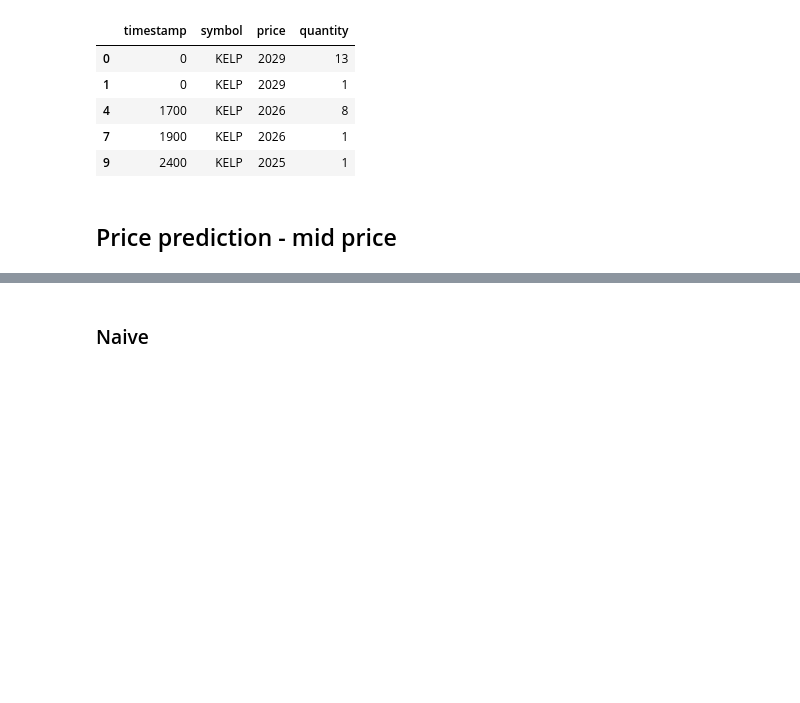
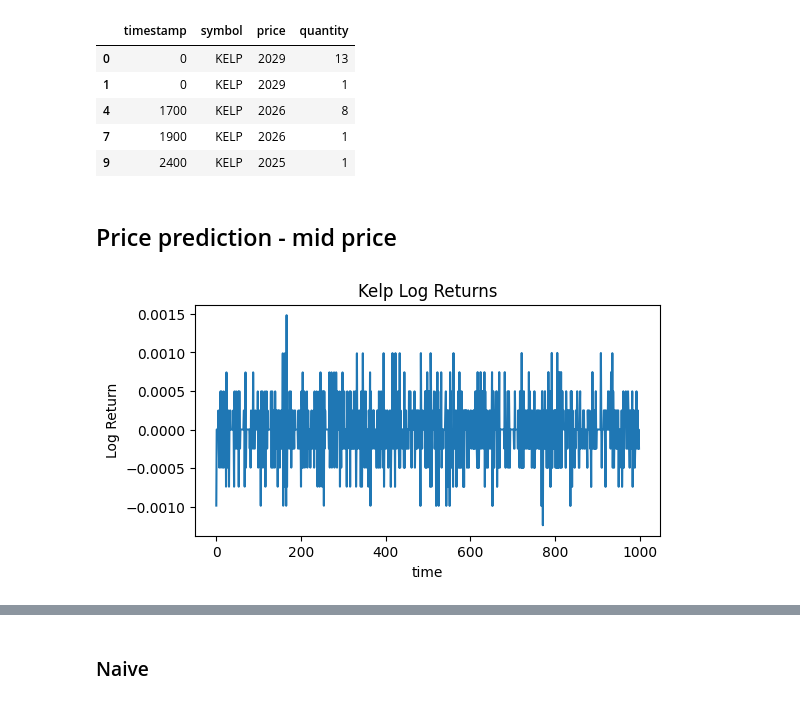
Before and after one commit to aemilani/imc-prosperity-3, a Jupyter notebook: notebooks/tutorial_round.ipynb, the cells around one changed output, grey strips where cells are left out. Saved outputs shown, nothing was run; the diff lists cells and outputs as text; code cells hidden in the pictures; blank space fills up the shorter version.

```diff
--- a/notebooks/tutorial_round.ipynb
+++ b/notebooks/tutorial_round.ipynb
@@ -75,2 +105,11 @@ kelp_mid_prices = price_kelp['mid_price'].to_numpy()
+# %%
+plt.figure(figsize=(6, 3))
+plt.plot(train_logr)
+plt.title('Kelp Log Returns')
+plt.xlabel('time')
+plt.ylabel('Log Return')
+plt.show()
+# %% [output]
+[figure, added]
 # %%
 fig, ax = plt.subplots(1, 2, figsize=(10, 3))
```
Also changed, not shown: parts of 36 cells of this notebook, 7 other files.
